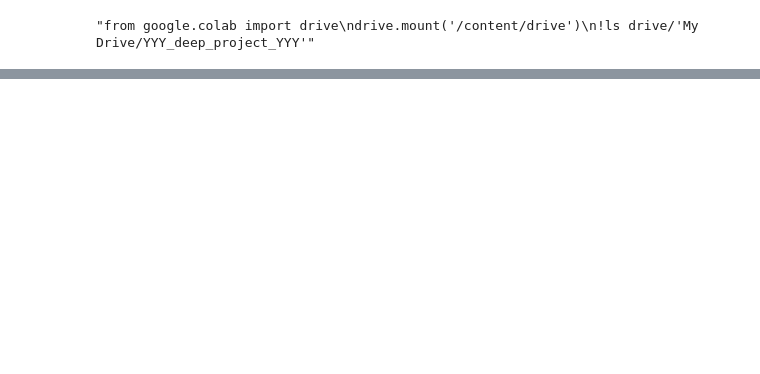
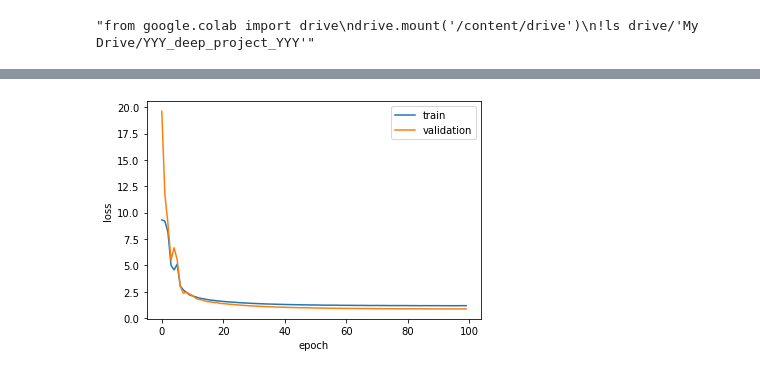
Before and after one commit to claradrachmann/deep_project, a Jupyter notebook: project2_batch.ipynb, the cells around one changed output, grey strips where cells are left out. Drawn from its saved outputs; the diff is of its cells as text; code cells hidden in the pictures; blank space fills up the shorter version.

```diff
--- a/project2_batch.ipynb
+++ b/project2_batch.ipynb
@@ -154,8 +154,8 @@ class TransformerModel(nn.Module):
 
         output = self.transformer_encoder(src, src_mask)
 
-        #output = self.transformer_decoder(output, src_mask)
-        output = self.ff(output)
+        output = self.transformer_decoder(output, src_mask)
+        #output = self.ff(output)
 
         return output
 # %%
@@ -222,6 +222,6 @@ tensor([[ 1, 16, 20,  ...,  6,  3,  2],
         [ 1, 18, 13,  ...,  0,  0,  0]])
 # %%
-bptt = 80
+bptt = 60
 max_len = max(map(len, sequences))
 def get_batch(source, i):
     n_seqs = min(bptt, len(source) - 1 - i)
@@ -244,15 +244,22 @@ device = 'cuda' if torch.cuda.is_available() else 'cpu'
 model = TransformerModel(ntokens, emsize, nhead, nhid, nlayers, dropout).to(device)
 criterion = nn.CrossEntropyLoss()
 
-lr = 5.5 # learning rate
+lr = 4.0 # learning rate
 optimizer = torch.optim.SGD(model.parameters(), lr=lr)
 #optimizer  = torch.optim.Adam(lr=lr, params=model.parameters())
 scheduler = torch.optim.lr_scheduler.StepLR(optimizer, 1.0, gamma=0.95)
 
+train_losses = []
+val_losses = []
 model.to(device)
 import sys
 import time
 def train():
+
+    train_loss = 0
+
+    n_batches = 0
+
     model.train() # Turn on the train mode
     total_loss = 0.
     start_time = time.time()
@@ -272,6 +279,10 @@ def train():
         output = model(data, src_mask, train_lengths)
 
         loss = criterion(output.view(-1, ntokens), targets)
+
+        n_batches += 1
+        train_loss += loss
+
         loss.backward()
         torch.nn.utils.clip_grad_norm_(model.parameters(), 0.5)
 
@@ -287,6 +298,7 @@ def train():
         log_interval = 1
         if batch % log_interval == 0 and batch > 0:
             cur_loss = total_loss / log_interval
+
             elapsed = time.time() - start_time
             print('| epoch {:3d} | {:5d}/{:5d} batches | '
                   'lr {:02.2f} | ms/batch {:5.2f} | '
@@ -297,6 +309,8 @@ def train():
             total_loss = 0
             start_time = time.time()
 
+    train_losses.append(train_loss/n_batches)
+
 def evaluate(eval_model, data_source):
     eval_model.eval() # Turn on the evaluation mode
     total_loss = 0.
@@ -306,9 +320,12 @@ def evaluate(eval_model, data_source):
     with torch.no_grad():
         for i in range(0, data_source.size(0) - 1, bptt):
             data, targets = get_batch(data_source, i)
+
+            data, targets = data.to(device), targets.to(device)
             if data.size(0) != bptt:
                 src_mask = model.generate_square_subsequent_mask(data.size(0)).to(device)
             output = eval_model(data, src_mask, val_lengths)
             output_flat = output.view(-1, ntokens)
             total_loss += len(data) * criterion(output_flat, targets).item()
+
     return total_loss / (len(data_source) - 1)
@@ -315,12 +341,13 @@ def evaluate(eval_model, data_source):
 # %%
 best_val_loss = float("inf")
-epochs = 20 # The number of epochs
+epochs = 100 # The number of epochs
 best_model = None
 
 for epoch in range(1, epochs + 1):
     epoch_start_time = time.time()
     train()
     val_loss = evaluate(model, val_data)
+    val_losses.append(val_loss)
     print('-' * 89)
     print('| end of epoch {:3d} | time: {:5.2f}s | valid loss {:5.2f} | '
           'valid ppl {:8.2f}'.format(epoch, (time.time() - epoch_start_time),
@@ -345,3 +380,15 @@ KeyboardInterrupt:
+# %%
+
+plt.figure()
+
+plt.plot(train_losses, label="train")
+plt.plot(val_losses, label="validation")
+plt.xlabel("epoch")
+plt.ylabel("loss")
+plt.legend()
+plt.show()
+# %% [output]
+[figure, added]
 # %%
 test_loss = evaluate(best_model, test_data)
 print('=' * 89)
```
Also changed, not shown: parts of 9 cells of this notebook.
